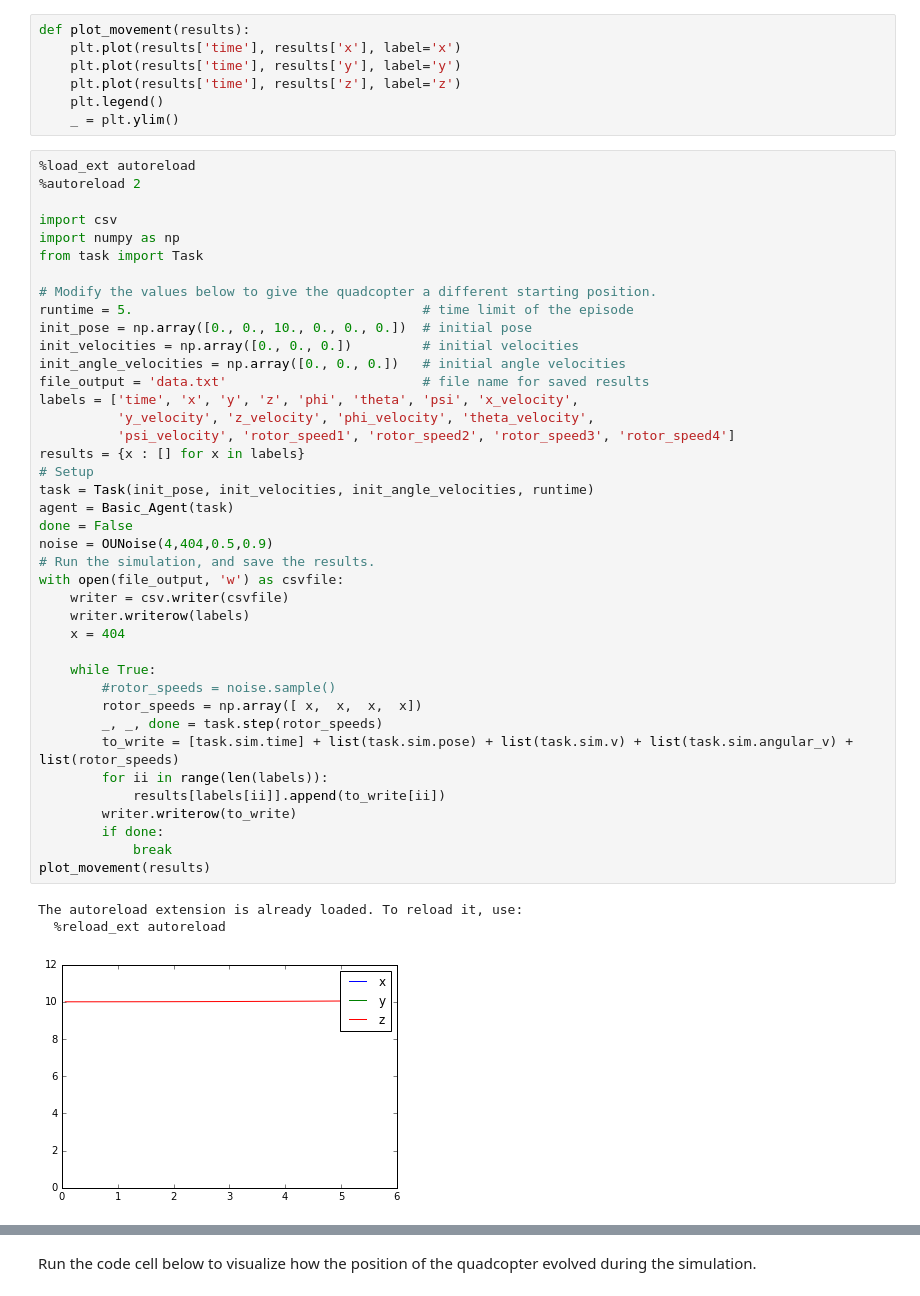
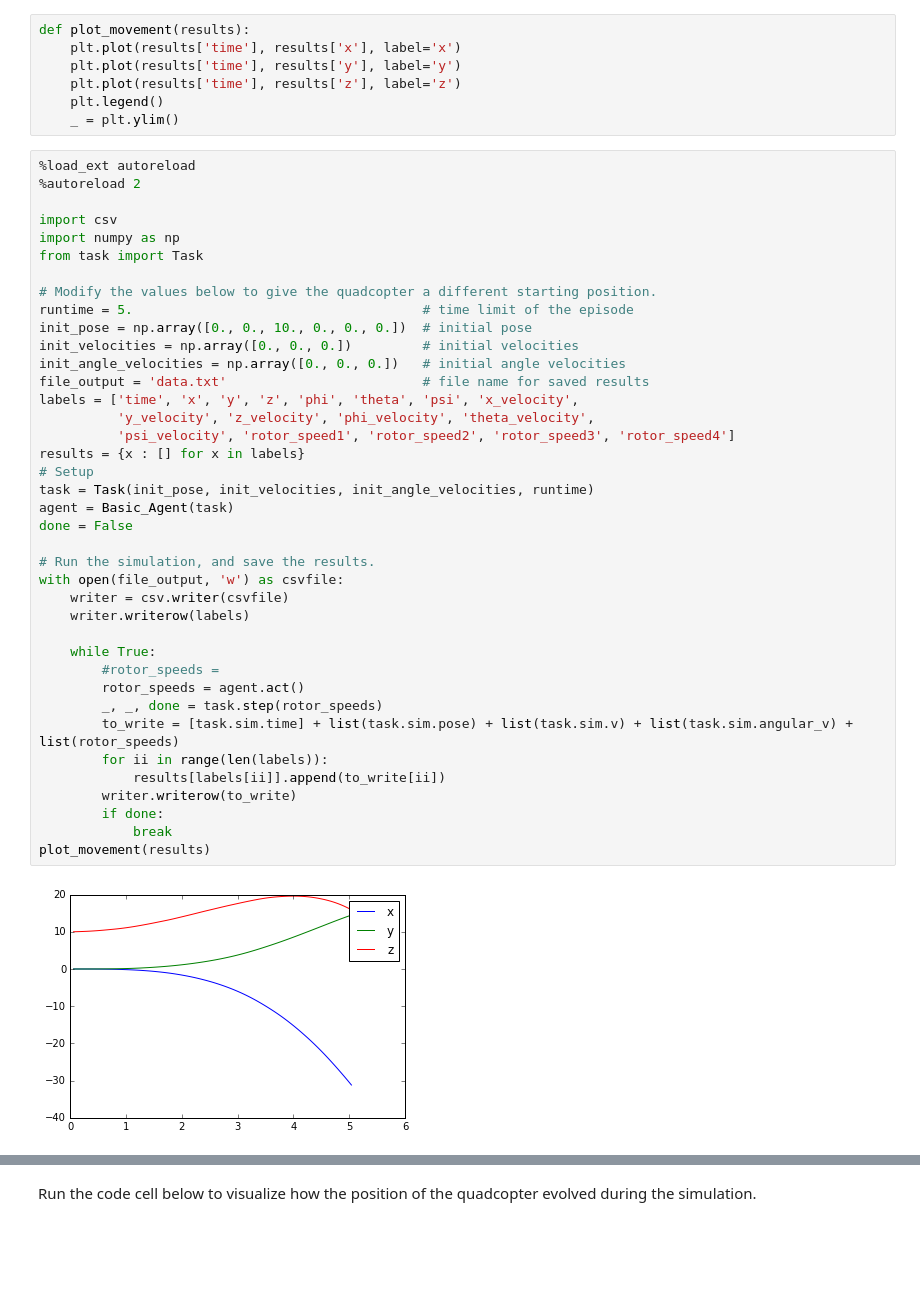
Before and after one commit to ChrisProgramming2018/Udacity, a Jupyter notebook: Quadcopter_Project_DQL.ipynb, the cells around one changed output, grey strips where cells are left out. Saved outputs shown, nothing was run; the diff lists cells and outputs as text; blank space fills up the shorter version.

```diff
--- a/Quadcopter_Project_DQL.ipynb
+++ b/Quadcopter_Project_DQL.ipynb
@@ -83,37 +81,34 @@ from task import Task
 
 # Modify the values below to give the quadcopter a different starting position.
 runtime = 5.                                     # time limit of the episode
 init_pose = np.array([0., 0., 10., 0., 0., 0.])  # initial pose
 init_velocities = np.array([0., 0., 0.])         # initial velocities
 init_angle_velocities = np.array([0., 0., 0.])   # initial angle velocities
 file_output = 'data.txt'                         # file name for saved results
 labels = ['time', 'x', 'y', 'z', 'phi', 'theta', 'psi', 'x_velocity',
           'y_velocity', 'z_velocity', 'phi_velocity', 'theta_velocity',
           'psi_velocity', 'rotor_speed1', 'rotor_speed2', 'rotor_speed3', 'rotor_speed4']
 results = {x : [] for x in labels}
 # Setup
 task = Task(init_pose, init_velocities, init_angle_velocities, runtime)
 agent = Basic_Agent(task)
 done = False
-noise = OUNoise(4,404,0.5,0.9)
+
 # Run the simulation, and save the results.
 with open(file_output, 'w') as csvfile:
     writer = csv.writer(csvfile)
     writer.writerow(labels)
-    x = 404
 
     while True:
-        #rotor_speeds = noise.sample()
-        rotor_speeds = np.array([ x,  x,  x,  x])
+        #rotor_speeds =
+        rotor_speeds = agent.act()
         _, _, done = task.step(rotor_speeds)
         to_write = [task.sim.time] + list(task.sim.pose) + list(task.sim.v) + list(task.sim.angular_v) + list(rotor_speeds)
         for ii in range(len(labels)):
             results[labels[ii]].append(to_write[ii])
         writer.writerow(to_write)
         if done:
             break
 plot_movement(results)
 # %% [output]
-The autoreload extension is already loaded. To reload it, use:
-  %reload_ext autoreload
-[figure, old version]
+[figure, new version]
```
Also changed, not shown: parts of 30 cells of this notebook.
